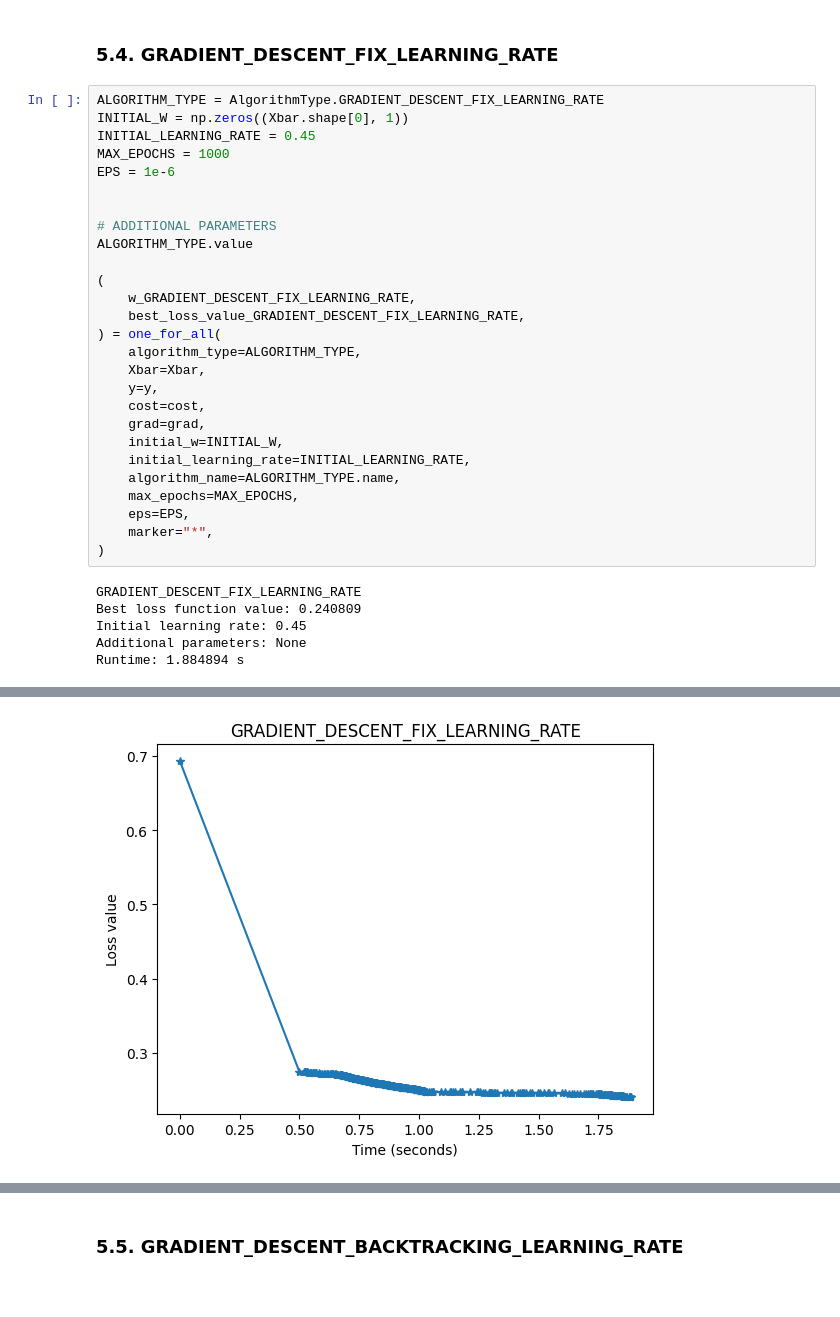
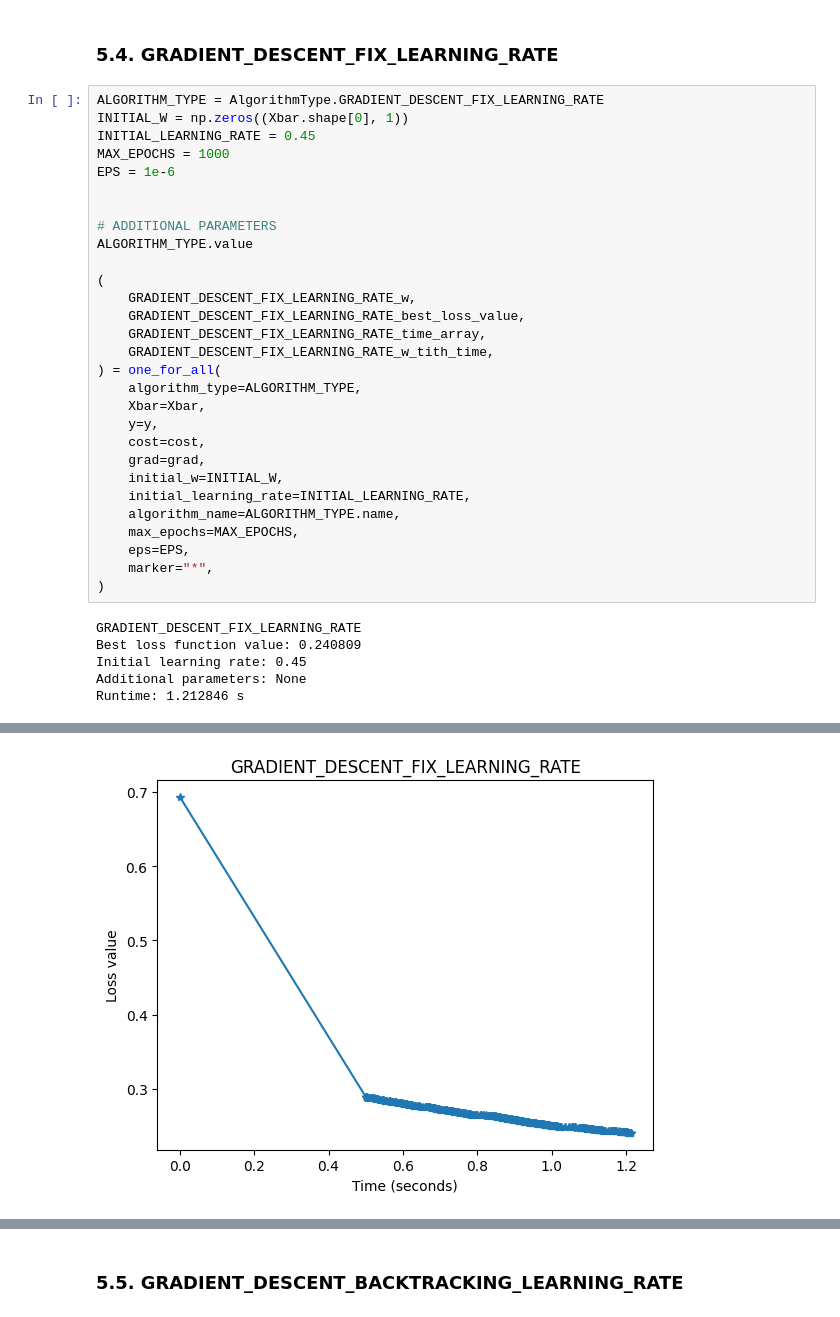
Before and after one commit to DucTrung1802/advanced-optimization, a Jupyter notebook: hw2/advanced_optimization_hw2.ipynb, the cells around one changed output, grey strips where cells are left out. Cells and saved outputs as stored; diff of their text form.

```diff
--- a/hw2/advanced_optimization_hw2.ipynb
+++ b/hw2/advanced_optimization_hw2.ipynb
@@ -1081,37 +1081,39 @@ def one_for_all(
 ALGORITHM_TYPE = AlgorithmType.GRADIENT_DESCENT_FIX_LEARNING_RATE
 INITIAL_W = np.zeros((Xbar.shape[0], 1))
 INITIAL_LEARNING_RATE = 0.45
 MAX_EPOCHS = 1000
 EPS = 1e-6
 
 
 # ADDITIONAL PARAMETERS
 ALGORITHM_TYPE.value
 
 (
-    w_GRADIENT_DESCENT_FIX_LEARNING_RATE,
-    best_loss_value_GRADIENT_DESCENT_FIX_LEARNING_RATE,
+    GRADIENT_DESCENT_FIX_LEARNING_RATE_w,
+    GRADIENT_DESCENT_FIX_LEARNING_RATE_best_loss_value,
+    GRADIENT_DESCENT_FIX_LEARNING_RATE_time_array,
+    GRADIENT_DESCENT_FIX_LEARNING_RATE_w_tith_time,
 ) = one_for_all(
     algorithm_type=ALGORITHM_TYPE,
     Xbar=Xbar,
     y=y,
     cost=cost,
     grad=grad,
     initial_w=INITIAL_W,
     initial_learning_rate=INITIAL_LEARNING_RATE,
     algorithm_name=ALGORITHM_TYPE.name,
     max_epochs=MAX_EPOCHS,
     eps=EPS,
     marker="*",
 )
 # %% [output]
 GRADIENT_DESCENT_FIX_LEARNING_RATE
 Best loss function value: 0.240809
 Initial learning rate: 0.45
 Additional parameters: None
-Runtime: 1.884894 s
+Runtime: 1.212846 s
 [figure]
-[figure, old version]
+[figure, new version]
 # %%
 # Test GD với fix learning rate
 
```
Also changed, not shown: parts of 15 cells of this notebook.
